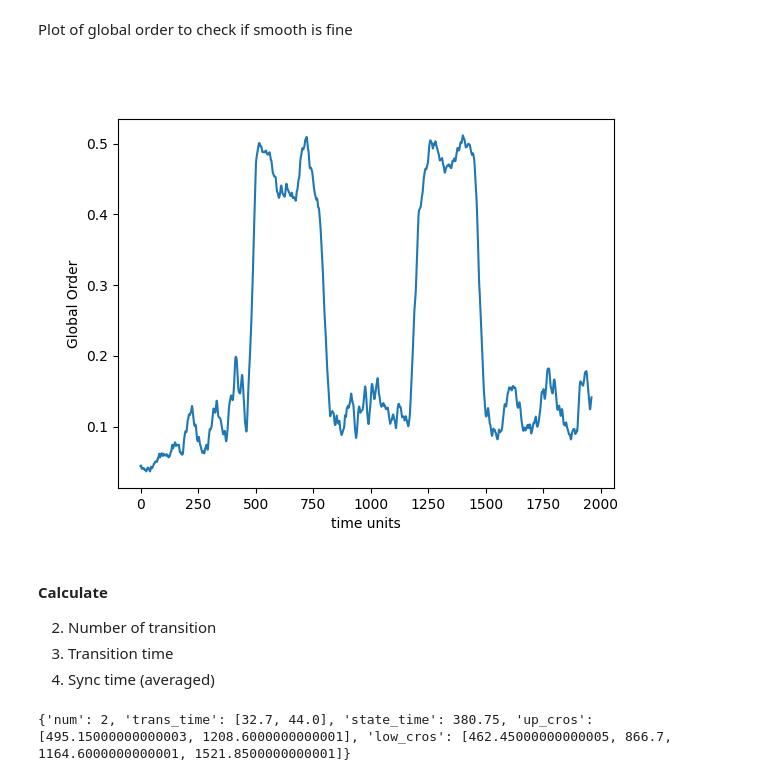
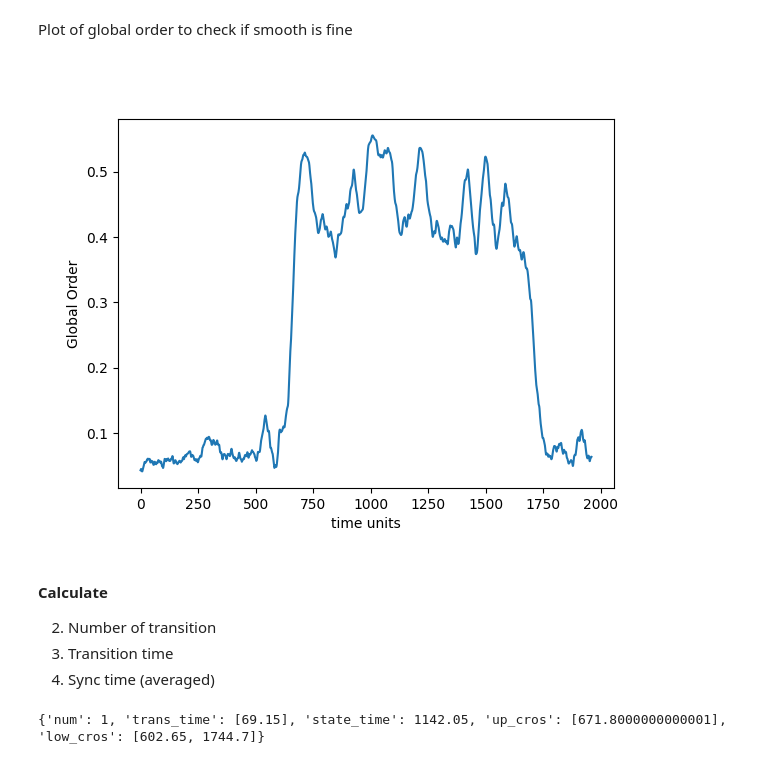
Before and after one commit to csndl-iitd/srg-tes-epilepsy-models, a Jupyter notebook: analysis/notebooks/Analyse Global Order.ipynb, the cells around one changed output. Drawn from its saved outputs; the diff is of its cells as text; code cells hidden in the pictures.

```diff
--- a/analysis/notebooks/Analyse Global Order.ipynb
+++ b/analysis/notebooks/Analyse Global Order.ipynb
@@ -21,5 +23,5 @@ import matplotlib.pyplot as plt
 # %%
-data_reader = DataRead()
-analysis = AnalysisFunc()
+reader = DataRead()
+analyse = AnalysisFunc()
 # %% [markdown]
 #### Reading data
@@ -28,3 +28,5 @@ df = data_reader.data_read_csv("fn_itr_200.csv")
+# %%
+df = reader.data_read_bz2('itr_test.bz2')
 # %% [markdown]
 #### 1. Smooth global order data
 Each iteration can be accessed using column index df[0]
@@ -33,14 +33,18 @@ df_smooth = analysis.smooth(df[1])
+# %%
+n=5
+df_smooth = analyse.smooth(df[n])
 # %% [markdown]
 Plot of global order to check if smooth is fine
 # %%
 # use get_time function to get time units for X axis
-time = analysis.get_time(df[1], 0.05)
+plt.figure(num=1,clear=True)
+time = analyse.get_time(df[n], 0.05)
 plt.plot(time, df_smooth)
 plt.xlabel("time units")
 plt.ylabel("Global Order")
 plt.show()
 # %% [output]
-[figure, old version]
+[figure, new version]
 # %% [markdown]
 #### Calculate
 2. Number of transition
@@ -48,7 +52,7 @@ plt.show()
 4. Sync time (averaged)
 # %%
 dt = 0.05
-a = analysis.trans_state_time(df_smooth, dt)
+a = analyse.trans_state_time(df_smooth, dt)
 print(a)
 # %% [output]
-{'num': 2, 'trans_time': [32.7, 44.0], 'state_time': 380.75, 'up_cros': [495.15000000000003, 1208.6000000000001], 'low_cros': [462.45000000000005, 866.7, 1164.6000000000001, 1521.8500000000001]}
+{'num': 1, 'trans_time': [69.15], 'state_time': 1142.05, 'up_cros': [671.8000000000001], 'low_cros': [602.65, 1744.7]}
```
Also changed, not shown: parts of 8 cells of this notebook, 6 other files.
